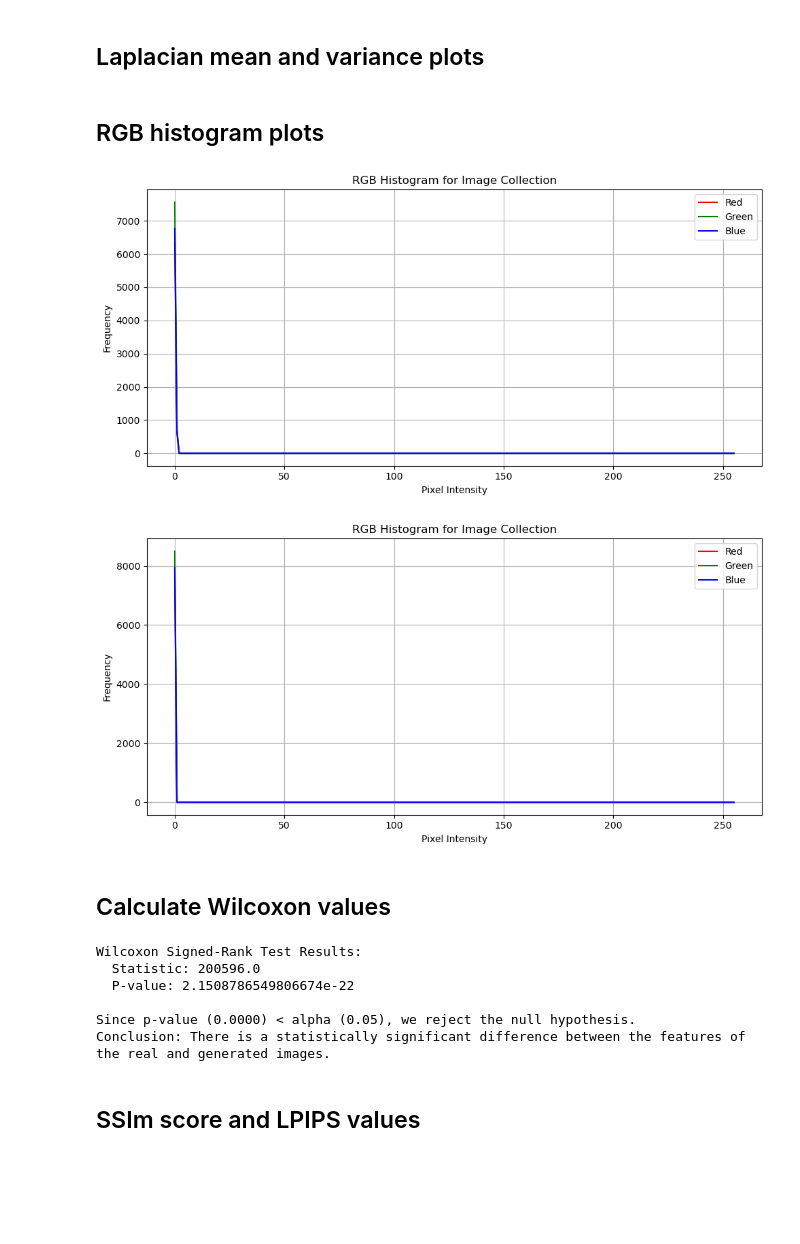
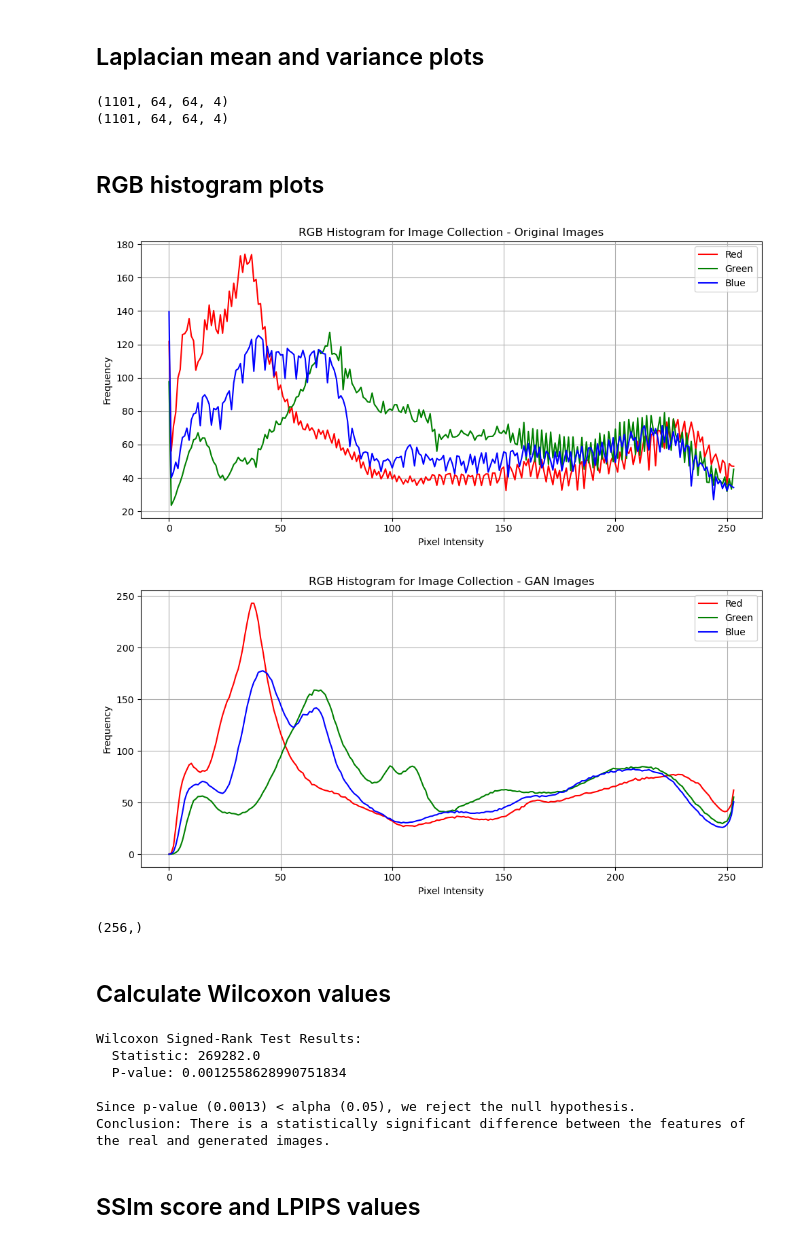
Before and after one commit to Suhaas0079/Farmland-Classification-using-Remote-Sensing, a Jupyter notebook: Notebooks/Spatial GAN - NIR.ipynb, the cells around one changed output. Cells and saved outputs as stored; diff of their text form; code cells hidden in the pictures; blank space fills up the shorter version.

```diff
--- a/Notebooks/Spatial GAN - NIR.ipynb
+++ b/Notebooks/Spatial GAN - NIR.ipynb
@@ -572,17 +571,24 @@ NameError: name 'losses_g' is not defined
 # %% [markdown]
 ## Model Data
 # %%
+# model_data = {
+#     "id": 6,       # Integer value
+#     "epoch": 250,        # Multiple of 10
+#     "date": "2025-08-04", # Format: YYYY-MM-DD
+#     "depth": 4
+# }
 model_data = {
-    "id": 6,       # Integer value
-    "epoch": 250,        # Multiple of 10
-    "date": "2025-08-04", # Format: YYYY-MM-DD
+    "id": 8,       # Integer value
+    "epoch": 440,        # Multiple of 10
+    "date": "2025-08-19", # Format: YYYY-MM-DD
+    "depth": 12,
 }
 
 selected_model_path = "../GAN models/Spatial models/NIR - based/acgan_checkpoint-Model "+ str(model_data["id"]) +"-Epoch "+str(model_data["epoch"])+"_"+model_data["date"]+".pth"
 # %% [markdown]
 ## Load model
 # %%
-generator = UNetTransformerGenerator(depth=4).to(DEVICE)
+generator = UNetTransformerGenerator(depth=model_data["depth"]).to(DEVICE)
 discriminator = DiscriminatorWithLabelEmbedding().to(DEVICE)
 
 g_optimizer = torch.optim.Adam(generator.parameters(), lr=2e-5, betas=(0.5, 0.999))
@@ -594,7 +600,7 @@ Models loaded from ../GAN models/Spatial models/NIR - based/acgan_checkpoint-Mod
 # %% [markdown]
 ## Visualise image
 # %%
-image_no = 4
+image_no = 2
 
 validation_data_reprojected = np.transpose(validation_data, (0, 3, 1, 2))
 validation_data_img1 = torch.tensor(np.array([validation_data_reprojected[image_no, ...]]))
@@ -644,5 +650,11 @@ np.save(r'../Dataset/s2-utm-33N-18E-242N-2018/DS3/13_generated_images_model_6_ep
 # %% [markdown]
 ## Laplacian mean and variance plots
+# %%
+print(validation_data.shape)
+print(generated_data_reprojected.shape)
+# %% [output]
+(1101, 64, 64, 4)
+(1101, 64, 64, 4)
 # %%
 normalized_real_images = (validation_data + 1) / 2
 
@@ -790,42 +802,49 @@ def compute_rgb_histogram(images):
     hist_g = np.zeros(256)
     hist_b = np.zeros(256)
 
     # Loop through each image
     for i in range(n):
         img = images[i, :, :, :3]  # Take only RGB, ignore Alpha
+
+        denormalised_images = np.clip((img+1)*0.5*255, 0, 255).astype(np.float16)
+
         # Flatten each channel and compute histogram
-        r_vals = img[:, :, 0].flatten()
-        g_vals = img[:, :, 1].flatten()
-        b_vals = img[:, :, 2].flatten()
+        r_vals = denormalised_images[:, :, 0].flatten()
+        g_vals = denormalised_images[:, :, 1].flatten()
+        b_vals = denormalised_images[:, :, 2].flatten()
 
         hist_r += np.histogram(r_vals, bins=256, range=(0, 256))[0]/255
         hist_g += np.histogram(g_vals, bins=256, range=(0, 256))[0]/255
         hist_b += np.histogram(b_vals, bins=256, range=(0, 256))[0]/255
 
     return hist_r, hist_g, hist_b
 
-def plot_rgb_histogram(hist_r, hist_g, hist_b):
+def plot_rgb_histogram(hist_r, hist_g, hist_b, title):
     plt.figure(figsize=(10, 5))
     plt.plot(hist_r, color='r', label='Red')
     plt.plot(hist_g, color='g', label='Green')
     plt.plot(hist_b, color='b', label='Blue')
-    plt.title('RGB Histogram for Image Collection')
+    plt.title('RGB Histogram for Image Collection - '+ title)
     plt.xlabel('Pixel Intensity')
     plt.ylabel('Frequency')
     plt.legend()
     plt.grid(True)
     plt.tight_layout()
     plt.show()
 
 hist_r, hist_g, hist_b = compute_rgb_histogram(validation_data)
-plot_rgb_histogram(hist_r, hist_g, hist_b)
+plot_rgb_histogram(hist_r[:254], hist_g[:254], hist_b[:254], 'Original Images')
 
 
 hist_r, hist_g, hist_b = compute_rgb_histogram(generated_data_reprojected)
-plot_rgb_histogram(hist_r, hist_g, hist_b)
+plot_rgb_histogram(hist_r[:254], hist_g[:254], hist_b[:254], 'GAN Images')
 # %% [output]
-[figure, old version]
+[figure, new version]
-[figure, old version]
+[figure, new version]
+# %%
+hist_r.shape
+# %% [output]
+(256,)
 # %% [markdown]
 ## Calculate Wilcoxon values
 # %%
@@ -852,10 +871,10 @@ else:
     print("Conclusion: There is no statistically significant difference between the features of the real and generated images.")
 # %% [output]
 Wilcoxon Signed-Rank Test Results:
-  Statistic: 200596.0
-  P-value: 2.1508786549806674e-22
+  Statistic: 269282.0
+  P-value: 0.0012558628990751834
 
-Since p-value (0.0000) < alpha (0.05), we reject the null hypothesis.
+Since p-value (0.0013) < alpha (0.05), we reject the null hypothesis.
 Conclusion: There is a statistically significant difference between the features of the real and generated images.
 # %% [markdown]
 ## SSIm score and LPIPS values
```
Also changed, not shown: parts of 8 cells of this notebook, 1 other file.
